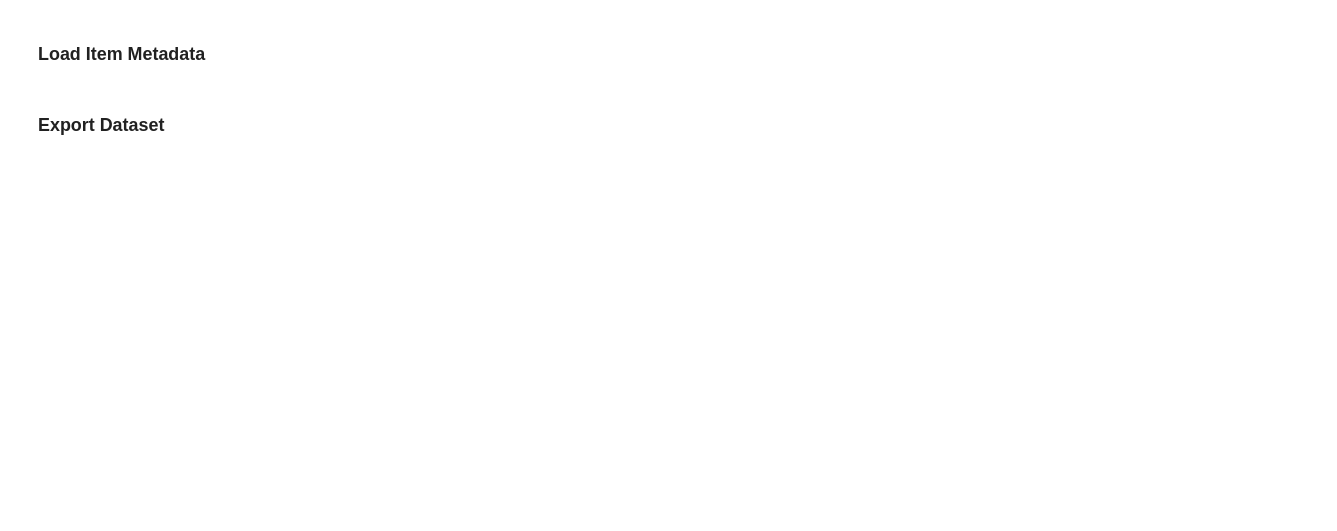
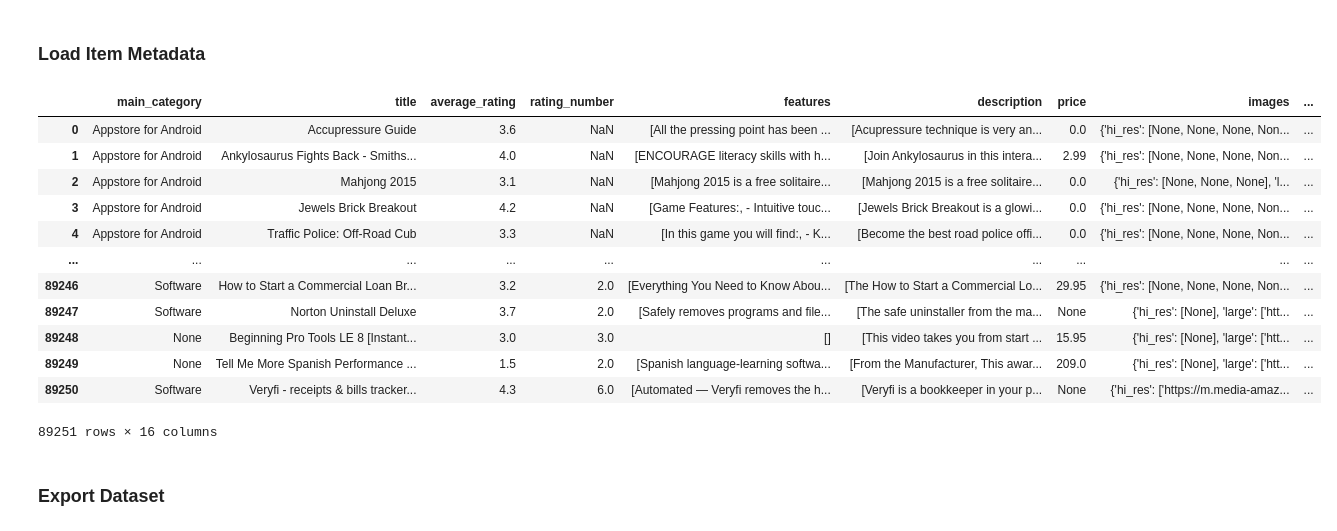
Before and after one commit to mariotey/Recommender, a Jupyter notebook: data/extract_amazon_dataset.ipynb, the cells around one changed output. Drawn from its saved outputs; the diff is of its cells as text; code cells hidden in the pictures; blank space fills up the shorter version.

Commit message:
adding more changes to amazon eda notebook and description for parquet files

```diff
--- a/data/extract_amazon_dataset.ipynb
+++ b/data/extract_amazon_dataset.ipynb
@@ -54,36 +56,45 @@ review_df
 # %%
 #######################################################################################################
 # Data Fields for Item Metadata
 #######################################################################################################
 #
 # - main_category (str)	       -->   Main category (i.e., domain) of the product
 # - title (str)	               -->   Name of the product
 # - average_rating (float)     -->   Rating of the product shown on the product page
 # - rating_number (int)        -->   Number of ratings in the product
 # - features (list)            -->   Bullet-point format features of the product
 # - description (list)         -->   Description of the product
 # - price (float)              -->   Price in US dollars (at time of crawling)
 # - images (list)              -->   Images of the product. Each image has different sizes (thumb, large,
-#                                    hi_res). The "variant" field shows the position of image
+#                                    hi_res). The “variant” field shows the position of image
 # - videos (list)              -->   Videos of the product including title and url
 # - store (str)	               -->   Store name of the product
 # - categories (list)	       -->   Hierarchical categories of the product
 # - details (dict)             -->   Product details, including materials, brand, sizes, etc
 # - parent_asin (str)	       -->   Parent ID of the product
 # - bought_together (list)     -->   Recommended bundles from the websites
 #
 #######################################################################################################
 
-# Load directly from parquet files to avoid deprecated dataset script
-meta_dataset = load_dataset(
-    "parquet",
-    data_files=f"hf://datasets/{dataset_name}/raw_meta_{category}/full/0000.parquet",
-    split="train"
-)
+meta_dataset = load_dataset(dataset_name,f"raw_meta_{category}", split="full", trust_remote_code=True)
 
 meta_df = pd.DataFrame(meta_dataset)
 
 meta_df
+# %% [output]
+|  | main_category | title | average_rating | rating_number | features | description | price | images | ... |
+| 0 | Appstore for Android | Accupressure Guide | 3.6 | NaN | [All the pressing point has been ... | [Acupressure technique is very an... | 0.0 | {'hi_res': [None, None, None, Non... | ... |
+| 1 | Appstore for Android | Ankylosaurus Fights Back - Smiths... | 4.0 | NaN | [ENCOURAGE literacy skills with h... | [Join Ankylosaurus in this intera... | 2.99 | {'hi_res': [None, None, None, Non... | ... |
+| 2 | Appstore for Android | Mahjong 2015 | 3.1 | NaN | [Mahjong 2015 is a free solitaire... | [Mahjong 2015 is a free solitaire... | 0.0 | {'hi_res': [None, None, None], 'l... | ... |
+| 3 | Appstore for Android | Jewels Brick Breakout | 4.2 | NaN | [Game Features:, - Intuitive touc... | [Jewels Brick Breakout is a glowi... | 0.0 | {'hi_res': [None, None, None, Non... | ... |
+| 4 | Appstore for Android | Traffic Police: Off-Road Cub | 3.3 | NaN | [In this game you will find:, - K... | [Become the best road police offi... | 0.0 | {'hi_res': [None, None, None, Non... | ... |
+| ... | ... | ... | ... | ... | ... | ... | ... | ... | ... |
+| 89246 | Software | How to Start a Commercial Loan Br... | 3.2 | 2.0 | [Everything You Need to Know Abou... | [The How to Start a Commercial Lo... | 29.95 | {'hi_res': [None, None, None, Non... | ... |
+| 89247 | Software | Norton Uninstall Deluxe | 3.7 | 2.0 | [Safely removes programs and file... | [The safe uninstaller from the ma... | None | {'hi_res': [None], 'large': ['htt... | ... |
+| 89248 | None | Beginning Pro Tools LE 8 [Instant... | 3.0 | 3.0 | [] | [This video takes you from start ... | 15.95 | {'hi_res': [None], 'large': ['htt... | ... |
+| 89249 | None | Tell Me More Spanish Performance ... | 1.5 | 2.0 | [Spanish language-learning softwa... | [From the Manufacturer, This awar... | 209.0 | {'hi_res': [None], 'large': ['htt... | ... |
+| 89250 | Software | Veryfi - receipts & bills tracker... | 4.3 | 6.0 | [Automated — Veryfi removes the h... | [Veryfi is a bookkeeper in your p... | None | {'hi_res': ['https://m.media-amaz... | ... |
+89251 rows × 16 columns
 # %% [markdown]
 ### Export Dataset
 # %%
```
Also changed, not shown: parts of 1 cell of this notebook, 4 other files.
